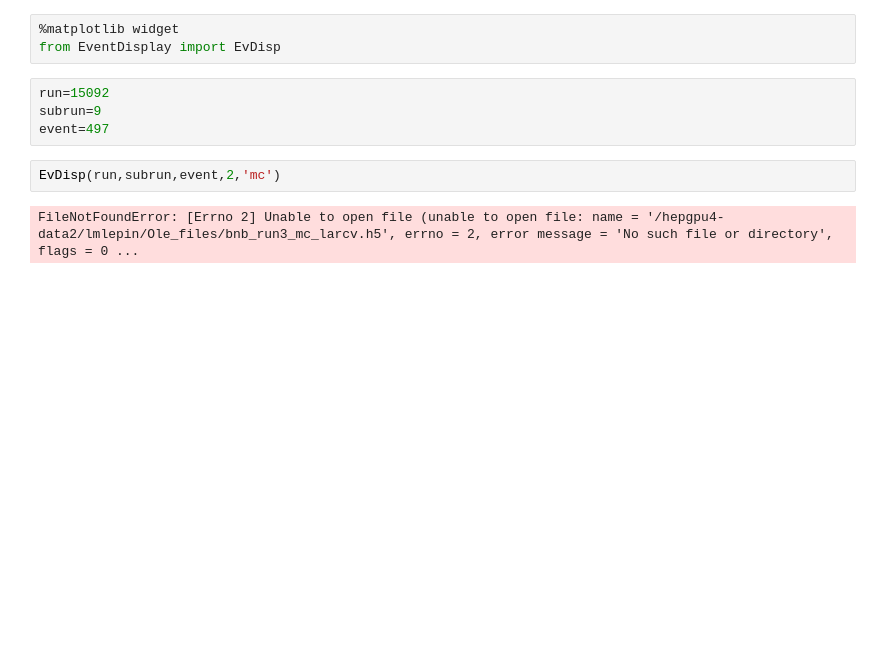
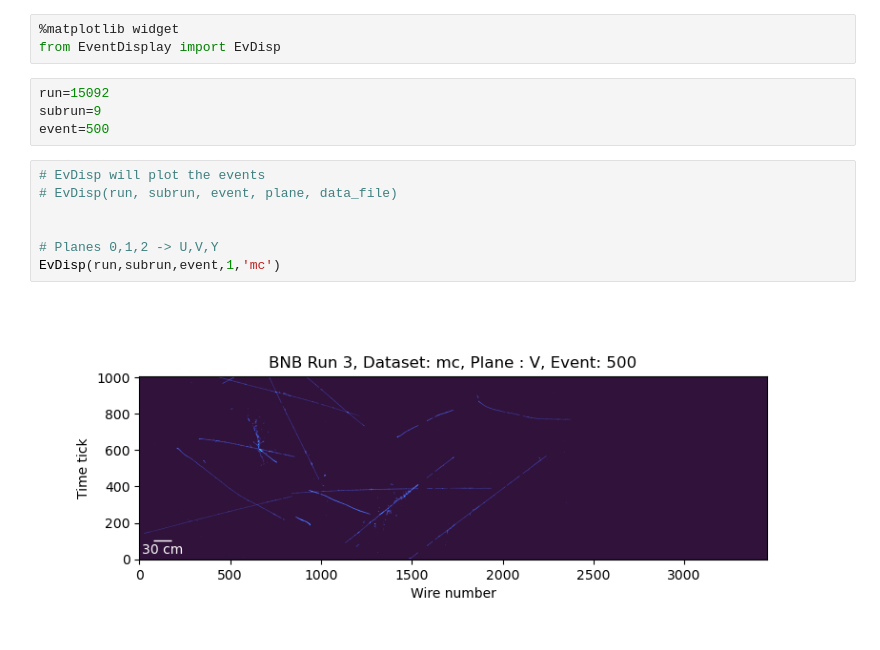
Before and after one commit to finnerudo/MScproject, a Jupyter notebook: event_display_test.ipynb, the cells around one changed output. Drawn from its saved outputs; the diff is of its cells as text; blank space fills up the shorter version.

```diff
--- a/event_display_test.ipynb
+++ b/event_display_test.ipynb
@@ -4,8 +4,13 @@ from EventDisplay import EvDisp
 # %%
 run=15092
 subrun=9
-event=497
+event=500
 # %%
-EvDisp(run,subrun,event,2,'mc')
+# EvDisp will plot the events
+# EvDisp(run, subrun, event, plane, data_file)
+
+
+# Planes 0,1,2 -> U,V,Y
+EvDisp(run,subrun,event,1,'mc')
 # %% [output]
-FileNotFoundError: [Errno 2] Unable to open file (unable to open file: name = '/hepgpu4-data2/lmlepin/Ole_files/bnb_run3_mc_larcv.h5', errno = 2, error message = 'No such file or directory', flags = 0 ...
+[figure, added]
```
Also changed, not shown: 7 other files.
